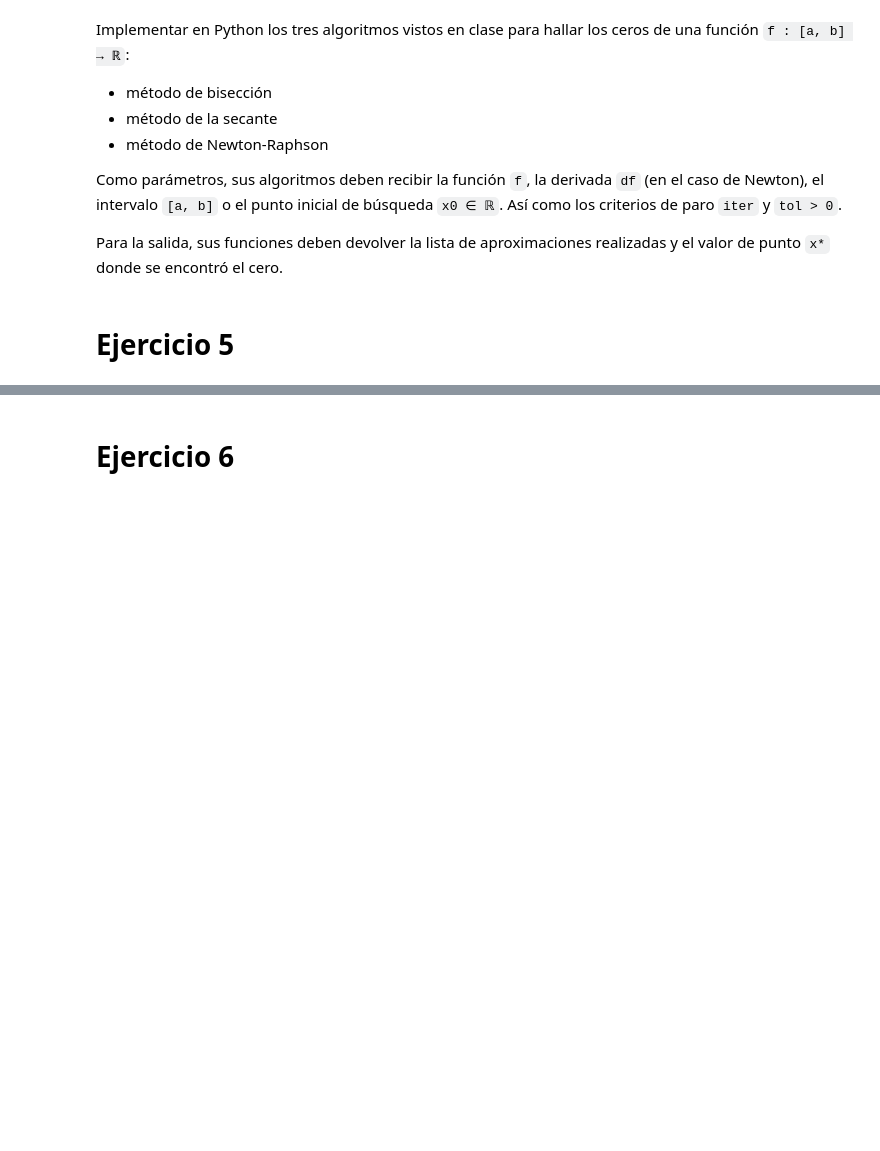
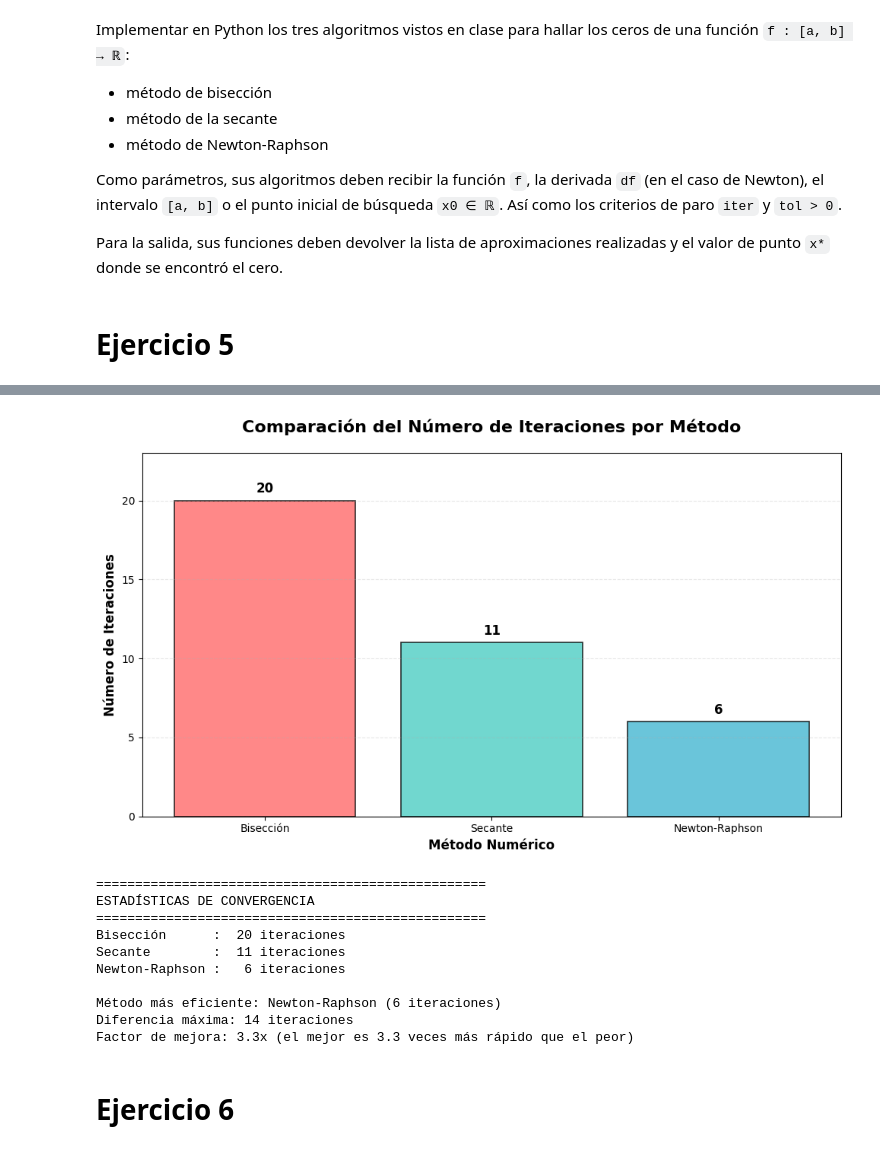
Before and after one commit to wwIrvingww/Laboratorios_Simulacion, a Jupyter notebook: Lab2/lab_2.ipynb, the cells around one changed output, grey strips where cells are left out. Drawn from its saved outputs; the diff is of its cells as text; code cells hidden in the pictures; blank space fills up the shorter version.

```diff
--- a/Lab2/lab_2.ipynb
+++ b/Lab2/lab_2.ipynb
@@ -114,3 +269,59 @@ def metodo_newton(f, df, x0, tol=1e-6, iter_max=100):
+# %%
+# Gráfico de barras comparando el número de iteraciones
+plt.figure(figsize=(10, 6))
+
+# Datos para el gráfico
+metodos = ['Bisección', 'Secante', 'Newton-Raphson']
+iteraciones = [len(aprox_biseccion), len(aprox_secante), len(aprox_newton)]
+colores = ['#FF6B6B', '#4ECDC4', '#45B7D1']  # Rojo, verde azulado, azul
+
+# Crear el gráfico de barras
+barras = plt.bar(metodos, iteraciones, color=colores, alpha=0.8, edgecolor='black', linewidth=1.2)
+
+plt.title('Comparación del Número de Iteraciones por Método', fontsize=16, fontweight='bold', pad=20)
+plt.ylabel('Número de Iteraciones', fontsize=12, fontweight='bold')
+plt.xlabel('Método Numérico', fontsize=12, fontweight='bold')
+
+for i, (barra, valor) in enumerate(zip(barras, iteraciones)):
+    plt.text(barra.get_x() + barra.get_width()/2, barra.get_height() + 0.3,
+             str(valor), ha='center', va='bottom', fontweight='bold', fontsize=12)
+
+plt.grid(axis='y', alpha=0.3, linestyle='--')
+
+# Ajustar el rango del eje Y para mejor visualización
+plt.ylim(0, max(iteraciones) * 1.15)
+
+# Mejorar el diseño
+plt.tight_layout()
+
+# Mostrar el gráfico
+plt.show()
+
+# Mostrar estadísticas adicionales
+print("\n" + "="*50)
+print("ESTADÍSTICAS DE CONVERGENCIA")
+print("="*50)
+for metodo, iter_count in zip(metodos, iteraciones):
+    print(f"{metodo:<15}: {iter_count:>3} iteraciones")
+
+print(f"\nMétodo más eficiente: {metodos[iteraciones.index(min(iteraciones))]} ({min(iteraciones)} iteraciones)")
+print(f"Diferencia máxima: {max(iteraciones) - min(iteraciones)} iteraciones")
+
+# Calcular factor de mejora
+factor_mejora = max(iteraciones) / min(iteraciones)
+print(f"Factor de mejora: {factor_mejora:.1f}x (el mejor es {factor_mejora:.1f} veces más rápido que el peor)")
+# %% [output]
+[figure, added]
+==================================================
+ESTADÍSTICAS DE CONVERGENCIA
+==================================================
+Bisección      :  20 iteraciones
+Secante        :  11 iteraciones
+Newton-Raphson :   6 iteraciones
+
+Método más eficiente: Newton-Raphson (6 iteraciones)
+Diferencia máxima: 14 iteraciones
+Factor de mejora: 3.3x (el mejor es 3.3 veces más rápido que el peor)
 # %% [markdown]
 # Ejercicio 6
 # %% [markdown]
```
Also changed, not shown: parts of 3 cells of this notebook.
